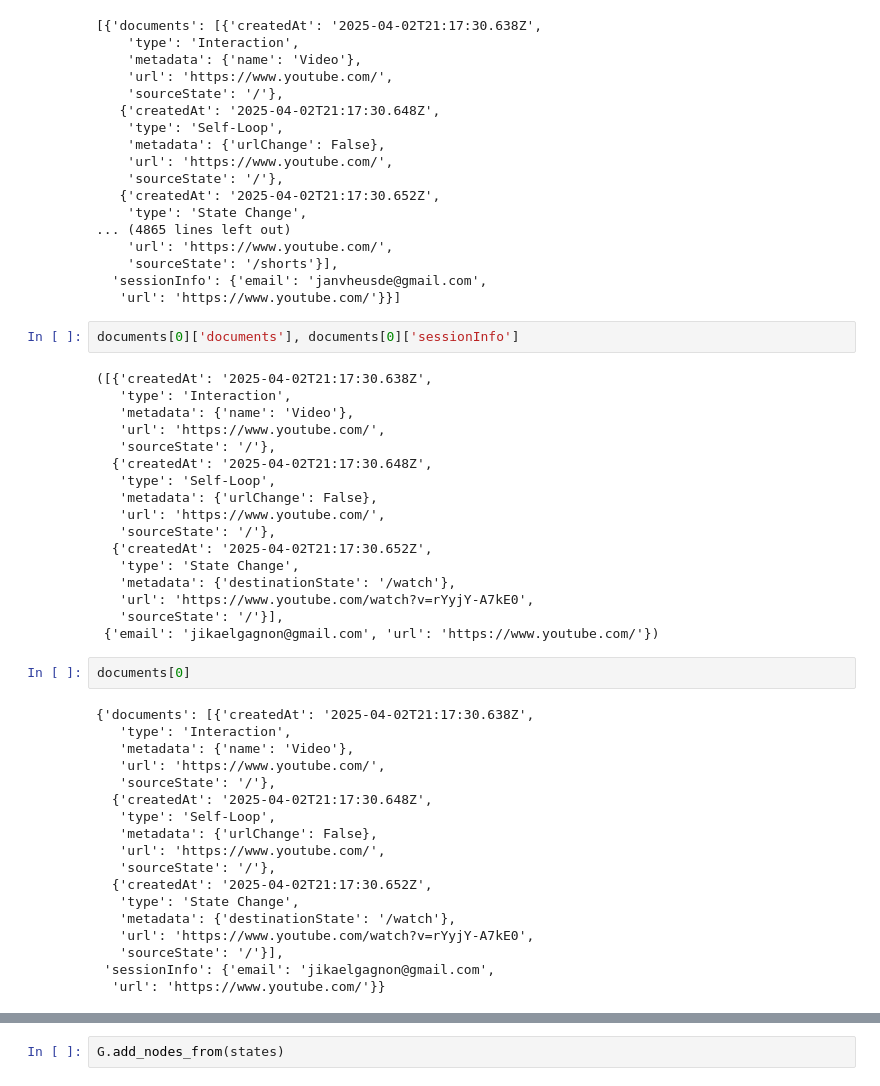
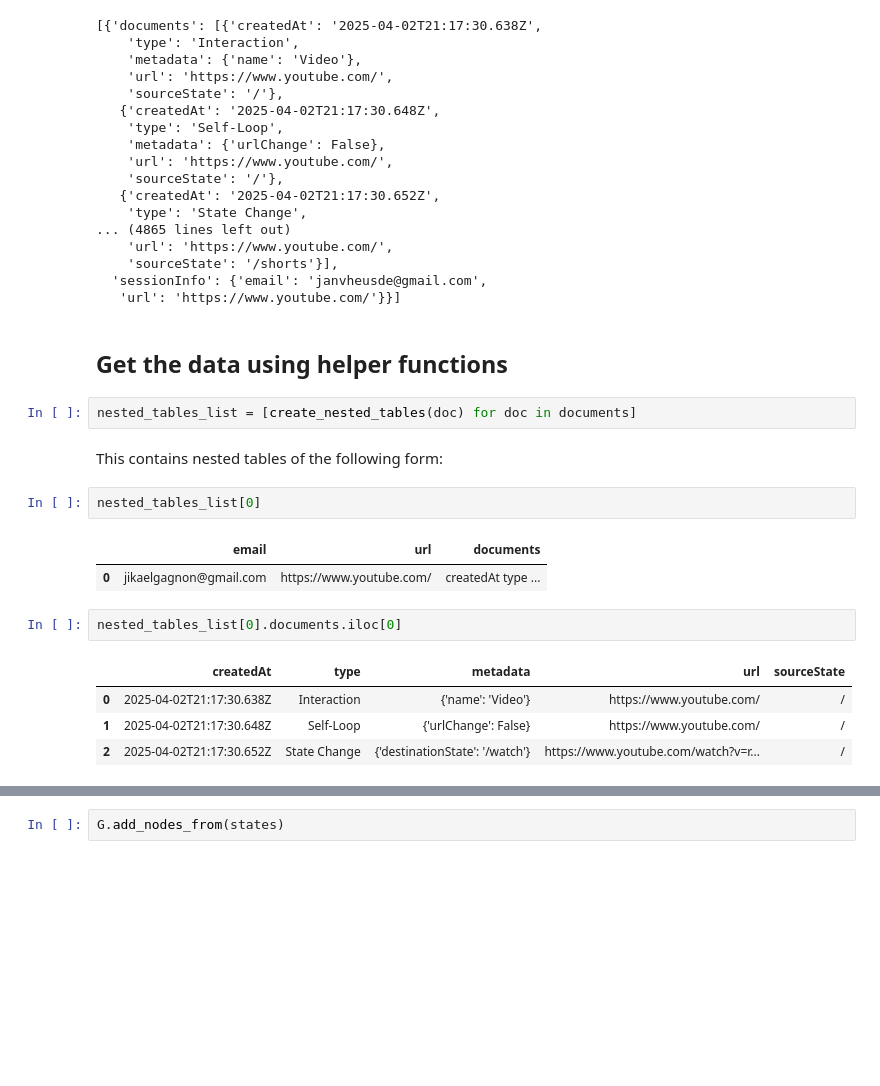
Before and after one commit to jikaelgagnon/interactor, a Jupyter notebook: markov_playground.ipynb, the cells around one changed output, grey strips where cells are left out. Drawn from its saved outputs; the diff is of its cells as text; blank space fills up the shorter version.

```diff
--- a/markov_playground.ipynb
+++ b/markov_playground.ipynb
@@ -40,42 +40,21 @@ documents
     'sourceState': '/shorts'}],
   'sessionInfo': {'email': 'janvheusde@gmail.com',
    'url': 'https://www.youtube.com/'}}]
+# %% [markdown]
+## Get the data using helper functions
+# %%
+nested_tables_list = [create_nested_tables(doc) for doc in documents]
+# %% [markdown]
+This contains nested tables of the following form:
+# %%
+nested_tables_list[0]
+# %% [output]
+|  | email | url | documents |
+| 0 | jikaelgagnon@gmail.com | https://www.youtube.com/ | createdAt type ... |
 # %%
-documents[0]['documents'], documents[0]['sessionInfo']
+nested_tables_list[0].documents.iloc[0]
 # %% [output]
-([{'createdAt': '2025-04-02T21:17:30.638Z',
-   'type': 'Interaction',
-   'metadata': {'name': 'Video'},
-   'url': 'https://www.youtube.com/',
-   'sourceState': '/'},
-  {'createdAt': '2025-04-02T21:17:30.648Z',
-   'type': 'Self-Loop',
-   'metadata': {'urlChange': False},
-   'url': 'https://www.youtube.com/',
-   'sourceState': '/'},
-  {'createdAt': '2025-04-02T21:17:30.652Z',
-   'type': 'State Change',
-   'metadata': {'destinationState': '/watch'},
-   'url': 'https://www.youtube.com/watch?v=rYyjY-A7kE0',
-   'sourceState': '/'}],
- {'email': 'jikaelgagnon@gmail.com', 'url': 'https://www.youtube.com/'})
+|  | createdAt | type | metadata | url | sourceState |
+| 0 | 2025-04-02T21:17:30.638Z | Interaction | {'name': 'Video'} | https://www.youtube.com/ | / |
+| 1 | 2025-04-02T21:17:30.648Z | Self-Loop | {'urlChange': False} | https://www.youtube.com/ | / |
+| 2 | 2025-04-02T21:17:30.652Z | State Change | {'destinationState': '/watch'} | https://www.youtube.com/watch?v=r... | / |
-# %%
-documents[0]
-# %% [output]
-{'documents': [{'createdAt': '2025-04-02T21:17:30.638Z',
-   'type': 'Interaction',
-   'metadata': {'name': 'Video'},
-   'url': 'https://www.youtube.com/',
-   'sourceState': '/'},
-  {'createdAt': '2025-04-02T21:17:30.648Z',
-   'type': 'Self-Loop',
-   'metadata': {'urlChange': False},
-   'url': 'https://www.youtube.com/',
-   'sourceState': '/'},
-  {'createdAt': '2025-04-02T21:17:30.652Z',
-   'type': 'State Change',
-   'metadata': {'destinationState': '/watch'},
-   'url': 'https://www.youtube.com/watch?v=rYyjY-A7kE0',
-   'sourceState': '/'}],
- 'sessionInfo': {'email': 'jikaelgagnon@gmail.com',
-  'url': 'https://www.youtube.com/'}}
```
Also changed, not shown: parts of 21 cells of this notebook.
